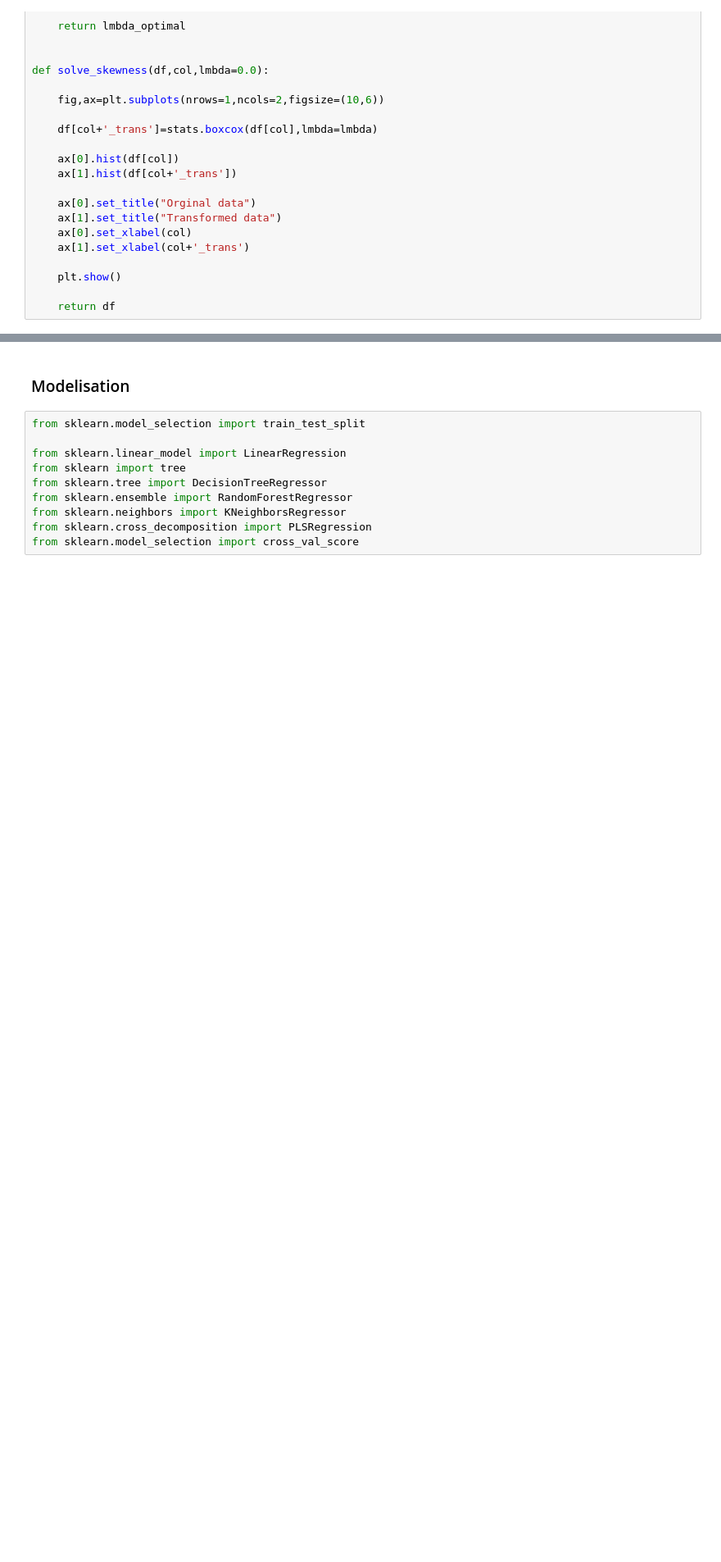
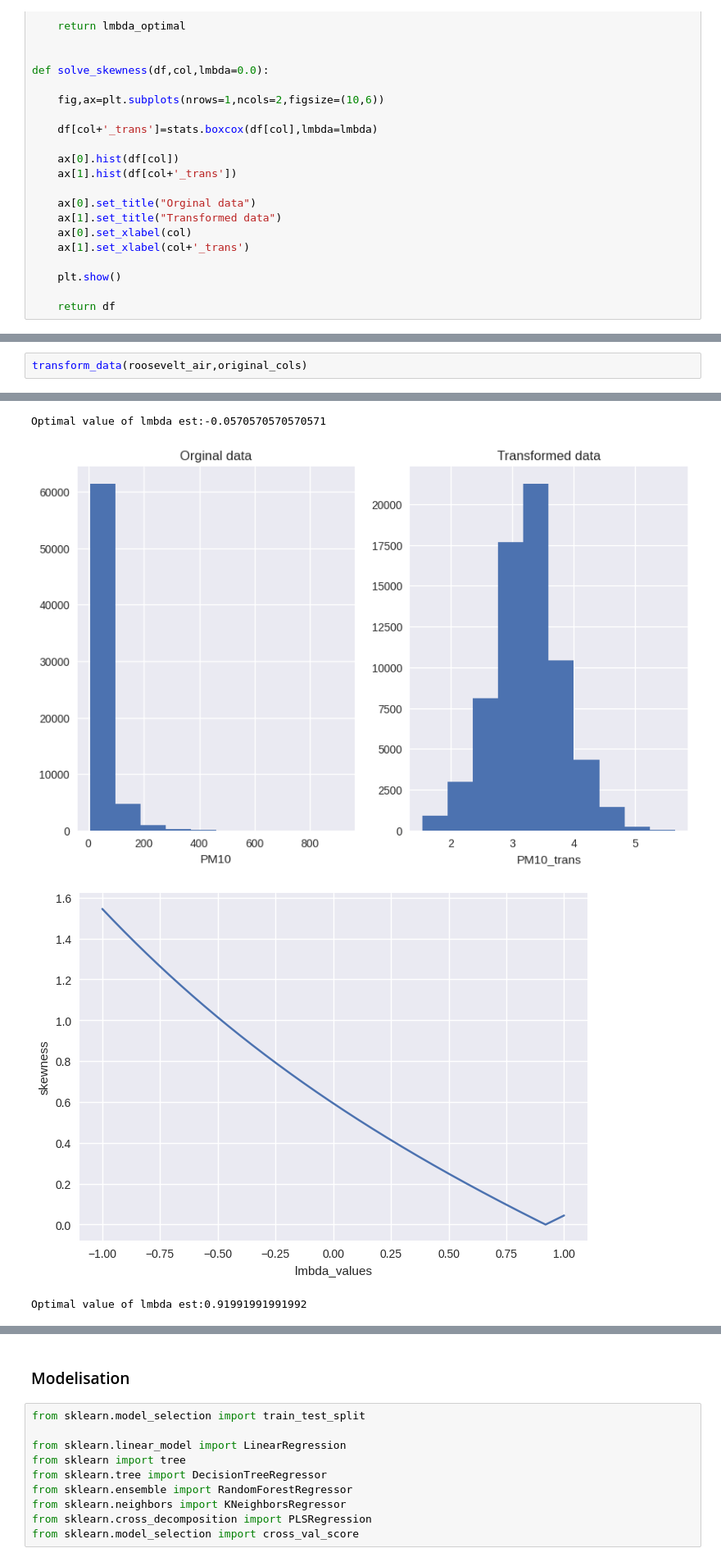
Before and after one commit to AdvancedGroupBootcamp/ai_marie_alex_moussa, a Jupyter notebook: RATP_Project/Regression on time series.ipynb, the cells around one changed output, grey strips where cells are left out. Shown at 82% size. Drawn from its saved outputs; the diff is of its cells as text; blank space fills up the shorter version.

```diff
--- a/RATP_Project/Regression on time series.ipynb
+++ b/RATP_Project/Regression on time series.ipynb
@@ -368,0 +294,3 @@ Optimal value of lmbda est:-1.0
+# %%
+transform_data(roosevelt_air,original_cols)
+# %% [output]
@@ -368,0 +304,4 @@ Optimal value of lmbda est:-1.0
+Optimal value of lmbda est:-0.0570570570570571
+[figure, added]
+[figure, added]
+Optimal value of lmbda est:0.91991991991992
```
Also changed, not shown: parts of 35 cells of this notebook.
